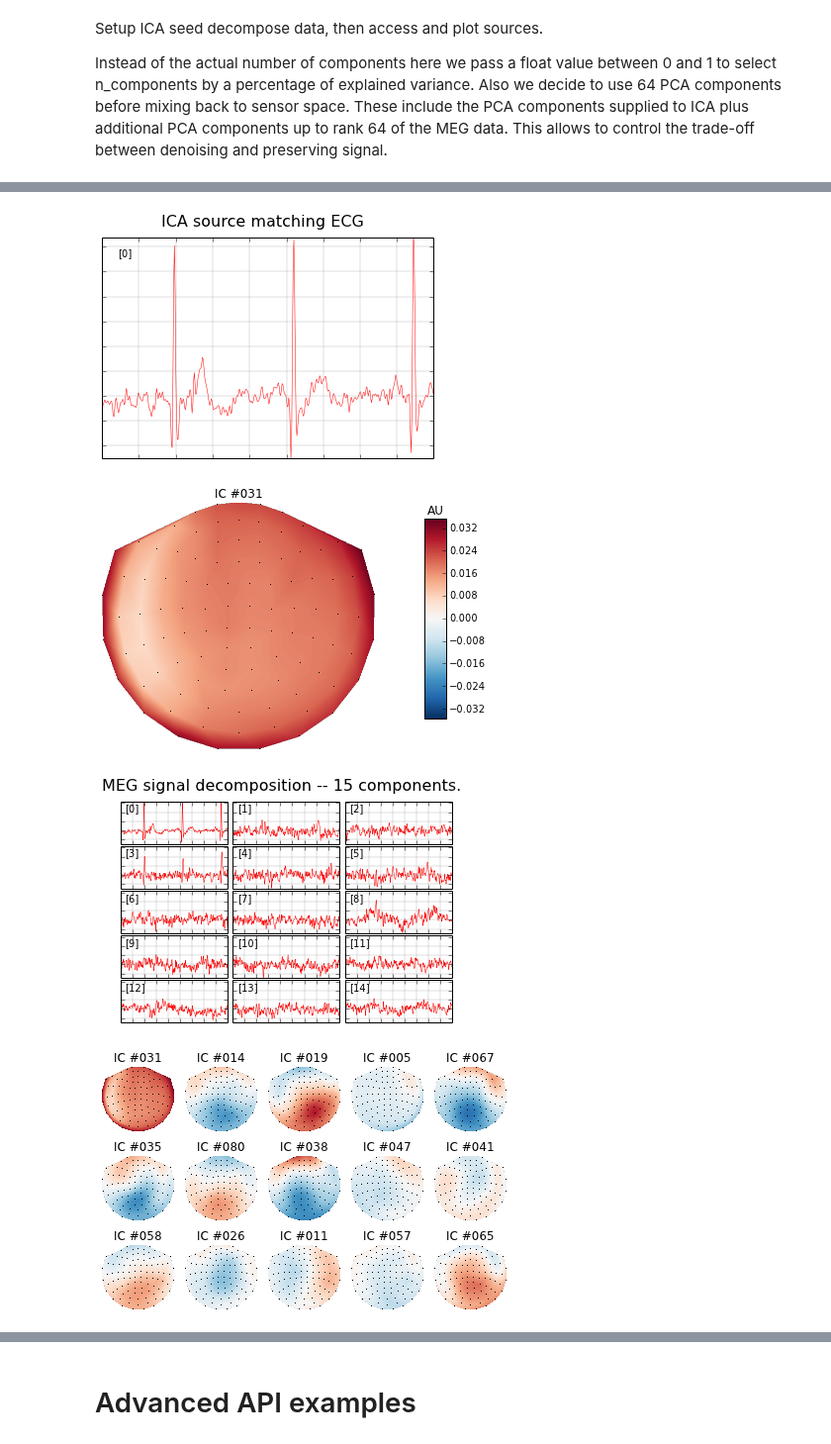
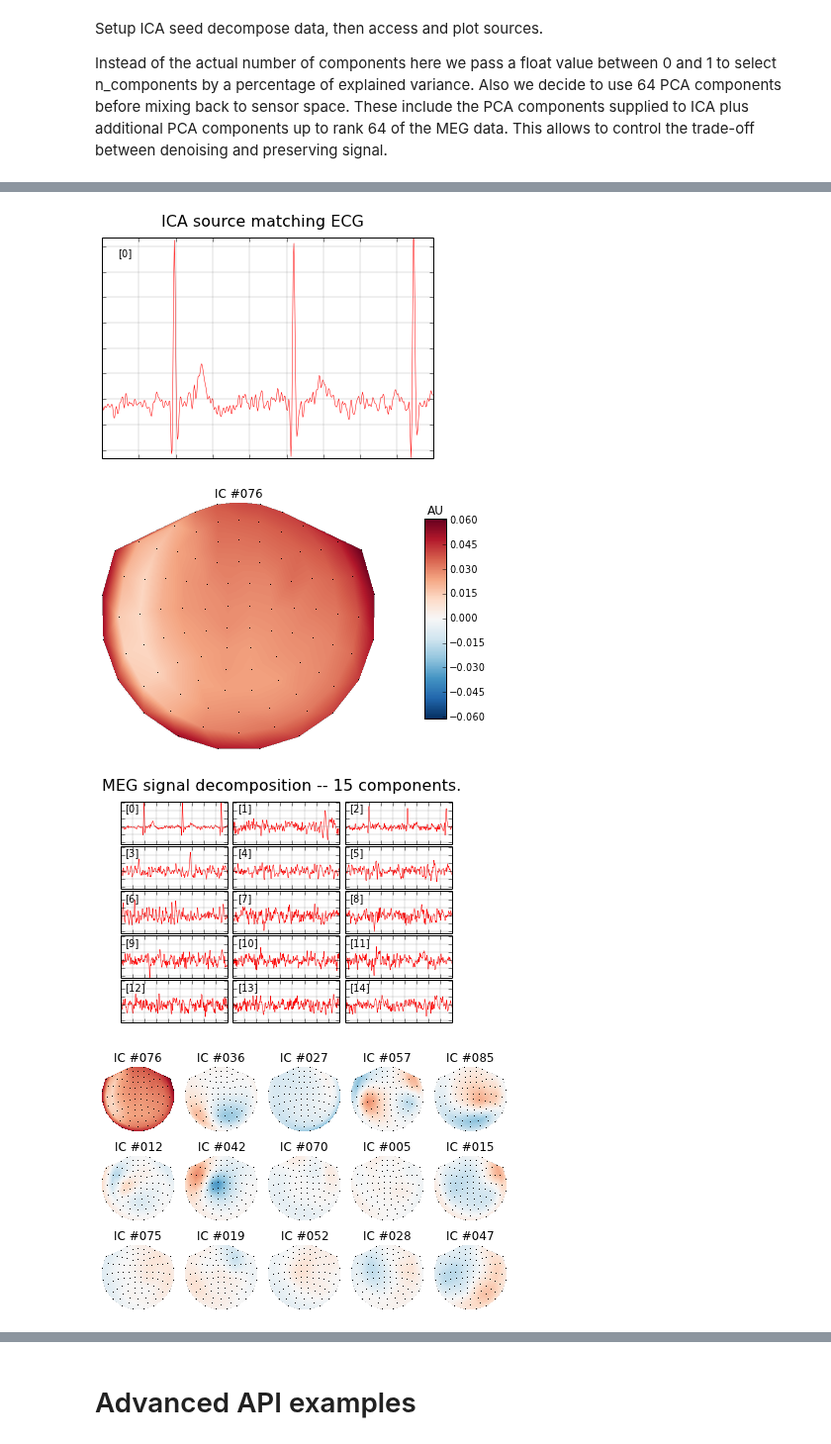
Before and after one commit to mne-tools/mne-python-notebooks, a Jupyter notebook: 2-MNE_preprocessing_with_ica.ipynb, the cells around one changed output, grey strips where cells are left out. Shown at 99% size. Drawn from its saved outputs; the diff is of its cells as text; code cells hidden in the pictures.

```diff
--- a/2-MNE_preprocessing_with_ica.ipynb
+++ b/2-MNE_preprocessing_with_ica.ipynb
@@ -84,6 +115,15 @@ score_func = 'pearsonr'
 # scores for each ICA source.
 
 target = 'MEG 1531'
+# %%
+# `target` can also be a time series.
+# This is relevant in the context of filtering
+
+from mne.filter import band_pass_filter
+
+ecg_ch_idx = [raw.ch_names.index(target)]
+target = band_pass_filter(raw[ecg_ch_idx, :][0], raw.info['sfreq'],
+                          Fp1=8, Fp2=16);
 # %%
 # find sources
 ecg_scores = ica.find_sources_raw(raw, target=target, score_func=score_func)
@@ -101,8 +141,8 @@ ica.plot_sources_raw(raw, ecg_source_idx, start=start_plot, stop=stop_plot,
                      title='ICA source matching ECG');
 ica.plot_topomap(ecg_source_idx);
 # %% [output]
-[figure, old version]
+[figure, new version]
-[figure, old version]
+[figure, new version]
 # %%
 # Customize your distance function
 
@@ -126,25 +166,25 @@ def score_func(x, y):
 # %%
 # let us have a look which other components resemble the ECG.
 # We can do this by reordering the plot by our scores using order
 # and generating sort indices for the sources:
 
 ecg_order = np.abs(ecg_scores).argsort()[::-1]  # ascending order
 
 ica.plot_sources_raw(raw, ecg_order[:15], start=start_plot, stop=stop_plot)
 
 ica.plot_topomap(ecg_order[:15], colorbar=False)
 
 # Let's make our ECG component selection more liberal and include sources
 # for which the variance explanation in terms of \{r^2}\ exceeds 5 percent.
 # we will directly extend the ica.exclude list by the result.
 
-ecg_inds = np.where(np.abs(ecg_scores) ** 2 > .05)[0][:4]
+ecg_inds = np.abs(ecg_scores).argsort()[-4:]
 
 ica.exclude.extend(ecg_inds)
 # tip use the pylab qt4 backend to interactivley explore sources
 # %% [output]
-[figure, old version]
+[figure, new version]
-[figure, old version]
+[figure, new version]
 # %%
 ###############################################################################
 # Automatically find the EOG component using correlation with EOG signal.
```
Also changed, not shown: parts of 11 cells of this notebook.
